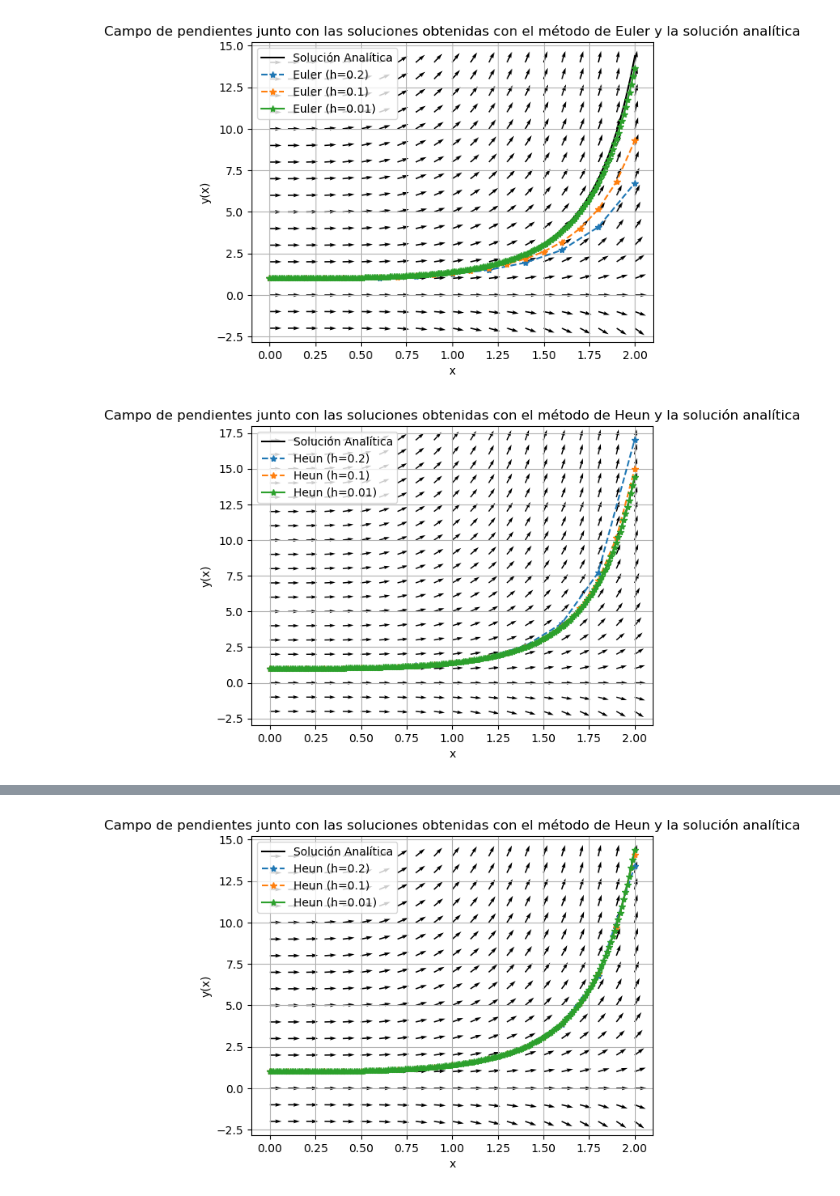
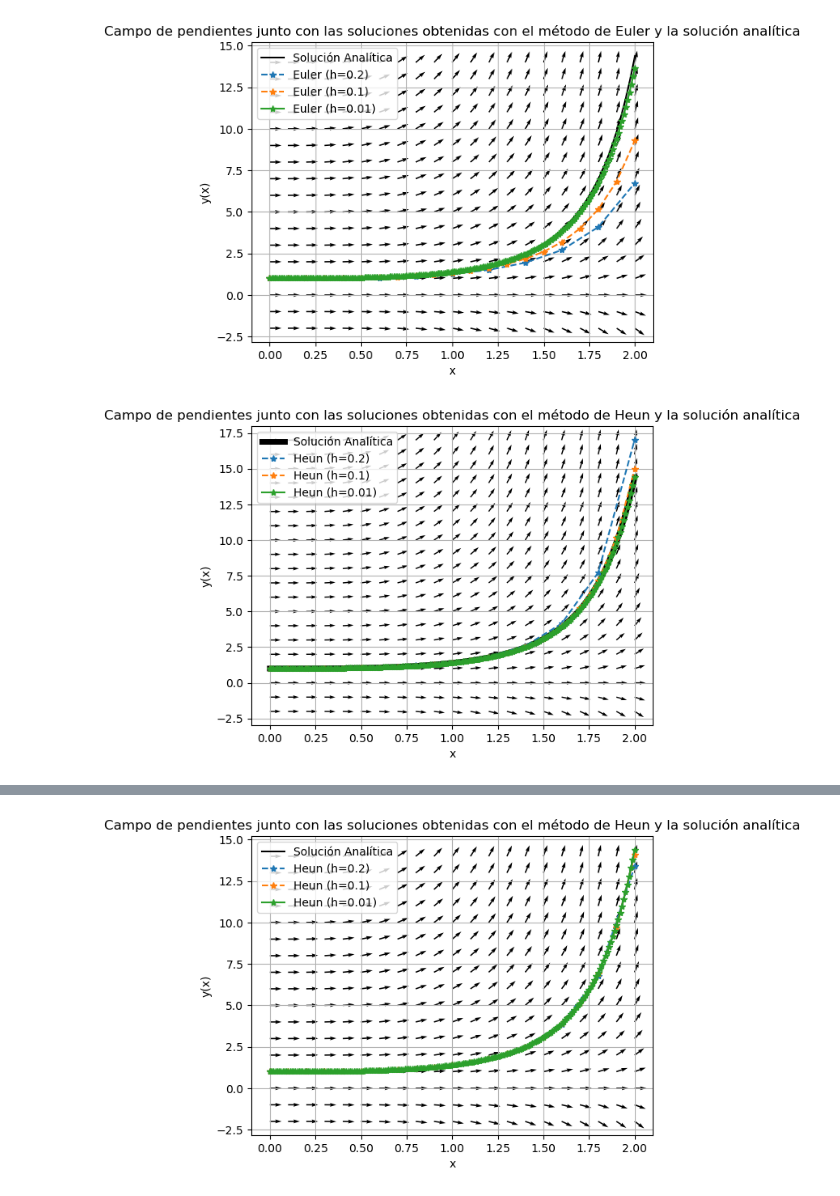
Before and after one commit to Diaz-Excoffon-Gonzalo/TP1-Calculo-avanzado, a Jupyter notebook: TP1.ipynb, the cells around one changed output, grey strips where cells are left out. Cells and saved outputs as stored; diff of their text form; code cells hidden in the pictures.

```diff
--- a/TP1.ipynb
+++ b/TP1.ipynb
@@ -271,29 +271,29 @@ plt.grid(True)
 # %%
 # Creamos la malla para el campo de pendientes
 eje_x = np.arange(0, 2.1, 0.1)
 eje_y = np.arange(-2, 18, 1)
 
 malla_X, malla_Y = np.meshgrid(eje_x, eje_y)
 
 # Le damos la orientación a cada vector y lo normalizamos
 U = np.ones_like(malla_X)
 V = f(malla_X, malla_Y)
 
 magnitud = np.sqrt(U**2 + V**2)
 U = U/magnitud
 V = V/magnitud
 
 # Graficamos el campo de pendientes con la solución analítica y los resultados de Heun
 plt.figure()
 plt.title('Campo de pendientes junto con las soluciones obtenidas con el método de Heun y la solución analítica')
-plt.plot(x3, y_exacta, 'k-', label='Solución Analítica')
+plt.plot(x3, y_exacta, 'k-',linewidth = 5, label='Solución Analítica')
 plt.plot(x1, y1_H1, '*--', label='Heun (h=0.2)')
 plt.plot(x2, y2_H1, '*--', label='Heun (h=0.1)')
 plt.plot(x3, y3_H1, '*-', label='Heun (h=0.01)')
 plt.xlabel('x')
 plt.ylabel('y(x)')
 plt.legend()
 plt.quiver(malla_X, malla_Y, U, V,angles='xy')
 plt.grid(True)
 # %% [output]
-[figure, old version]
+[figure, new version]
```
Also changed, not shown: parts of 1 cell of this notebook.
